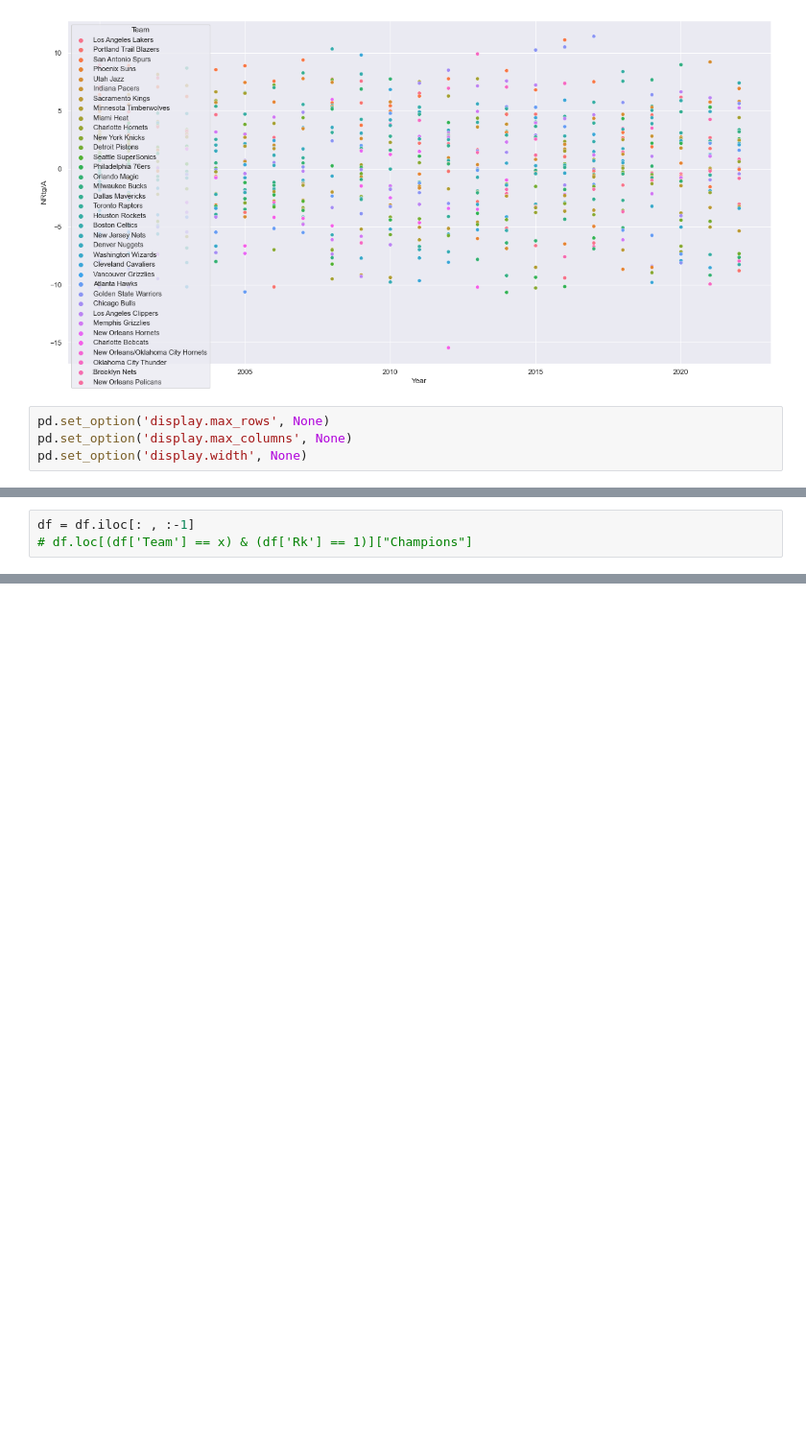
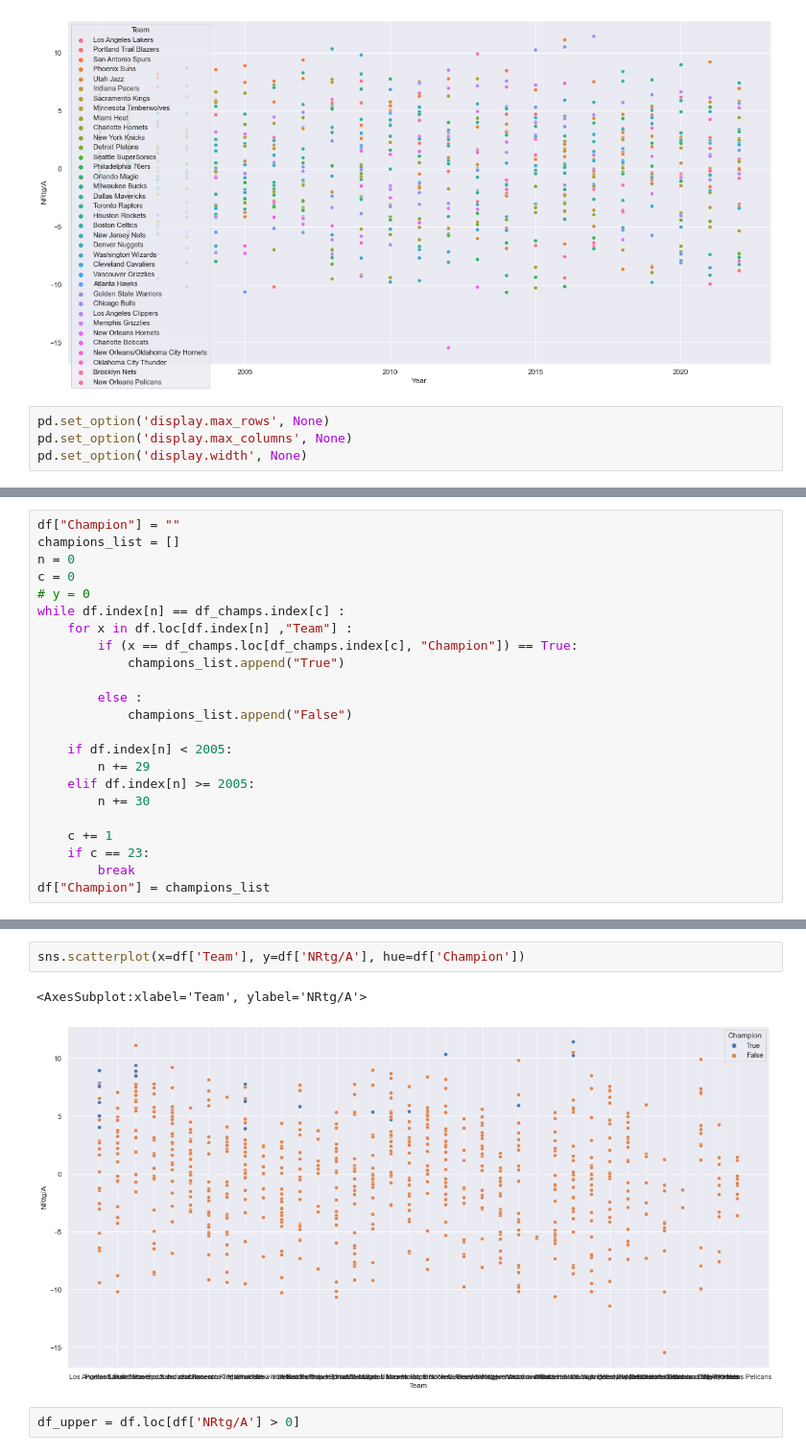
Before and after one commit to JinThong/MatchHub, a Jupyter notebook: Nba Stats/Nba Champions.ipynb, the cells around one changed output, grey strips where cells are left out. Shown at 96% size. Saved outputs shown, nothing was run; the diff lists cells and outputs as text; blank space fills up the shorter version.

```diff
--- a/Nba Stats/Nba Champions.ipynb
+++ b/Nba Stats/Nba Champions.ipynb
@@ -281,3 +237,0 @@ while df.index[n] == df_champs.index[c] :
-# %%
-df = df.iloc[: , :-1]
-# df.loc[(df['Team'] == x) & (df['Rk'] == 1)]["Champions"]
@@ -283,0 +259,23 @@ df = df.iloc[: , :-1]
+# %%
+df["Champion"] = ""
+champions_list = []
+n = 0
+c = 0
+# y = 0
+while df.index[n] == df_champs.index[c] :
+    for x in df.loc[df.index[n] ,"Team"] :
+        if (x == df_champs.loc[df_champs.index[c], "Champion"]) == True:
+            champions_list.append("True")
+
+        else :
+            champions_list.append("False")
+
+    if df.index[n] < 2005:
+        n += 29
+    elif df.index[n] >= 2005:
+        n += 30
+
+    c += 1
+    if c == 23:
+        break
+df["Champion"] = champions_list
@@ -283,0 +303,7 @@ df = df.iloc[: , :-1]
+# %%
+sns.scatterplot(x=df['Team'], y=df['NRtg/A'], hue=df['Champion'])
+# %% [output]
+<AxesSubplot:xlabel='Team', ylabel='NRtg/A'>
+[figure, added]
+# %%
+df_upper = df.loc[df['NRtg/A'] > 0]
```
Also changed, not shown: parts of 23 cells of this notebook.
